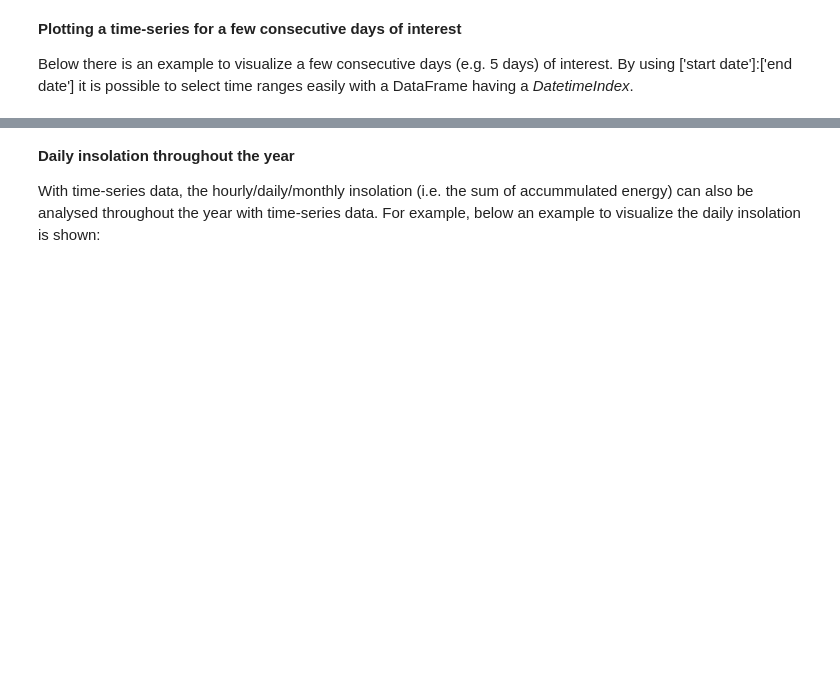
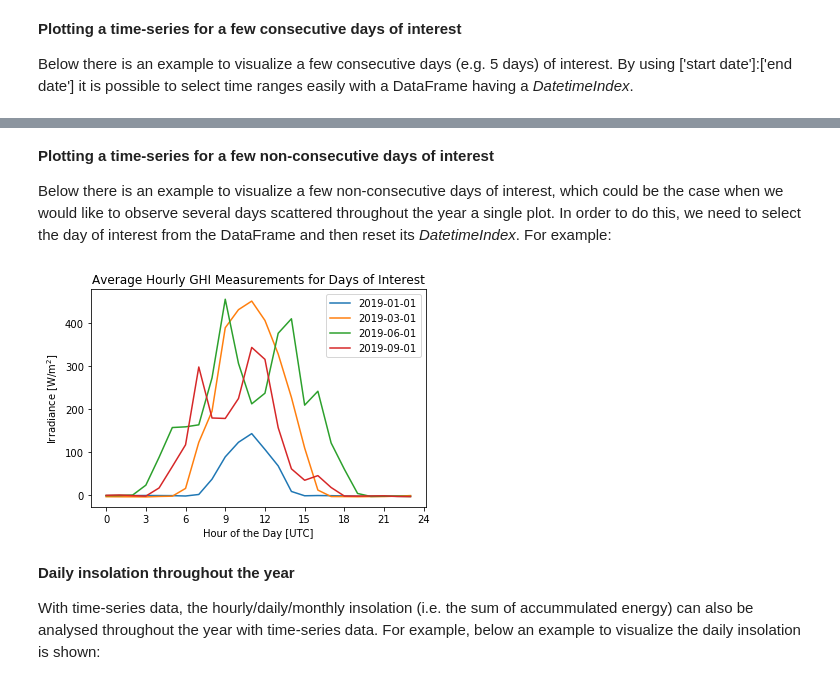
Before and after one commit to tiba-lab/Solar-Resource-Assessment-in-Python, a Jupyter notebook: notebooks/manipulating_time_series.ipynb, the cells around one changed output, grey strips where cells are left out. Cells and saved outputs as stored; diff of their text form; code cells hidden in the pictures; blank space fills up the shorter version.

```diff
--- a/notebooks/manipulating_time_series.ipynb
+++ b/notebooks/manipulating_time_series.ipynb
@@ -540,3 +540,23 @@ plt.show()
+# %% [markdown]
+**Plotting a time-series for a few non-consecutive days of interest**
+
+Below there is an example to visualize a few non-consecutive days of interest, which could be the case when we would like to observe several days scattered throughout the year a single plot. In order to do this, we need to select the day of interest from the DataFrame and then reset its *DatetimeIndex*. For example:
+# %%
+# List of days of interest
+days = ['2019-01-01', '2019-03-01', '2019-06-01', '2019-09-01']
+# Iterate over the days and plot each of them
+for day in days:
+    df_day = df_1min.resample('1H').mean()[day]['GHI'].to_frame()  # average hourly of GHI for current day
+    df_day = df_day.reset_index(drop=True) # reset its Index to numeric (i.e. 0,1,2,3...)
+    plt.plot(df_day, label=day) # plot the current day
+plt.title('Average Hourly GHI Measurements for Days of Interest') # title of the figure
+plt.xticks(np.arange(0, 25, step=3), np.arange(0, 25, step=3)) # set labels positions and names
+plt.ylabel('Irradiance [W/m$^2$]') # y-axis label
+plt.xlabel('Hour of the Day [UTC]') # x-axis label
+plt.legend(loc='best') # insert legend
+plt.show()
+# %% [output]
+[figure, added]
 # %% [markdown]
 **Daily insolation throughout the year**
 
```
Also changed, not shown: parts of 4 cells of this notebook.
